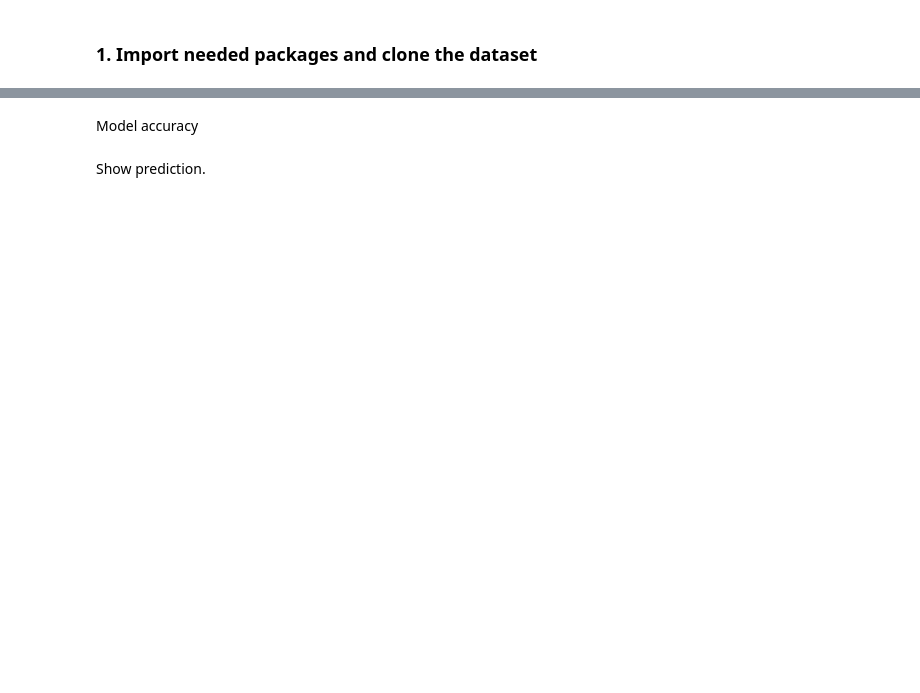
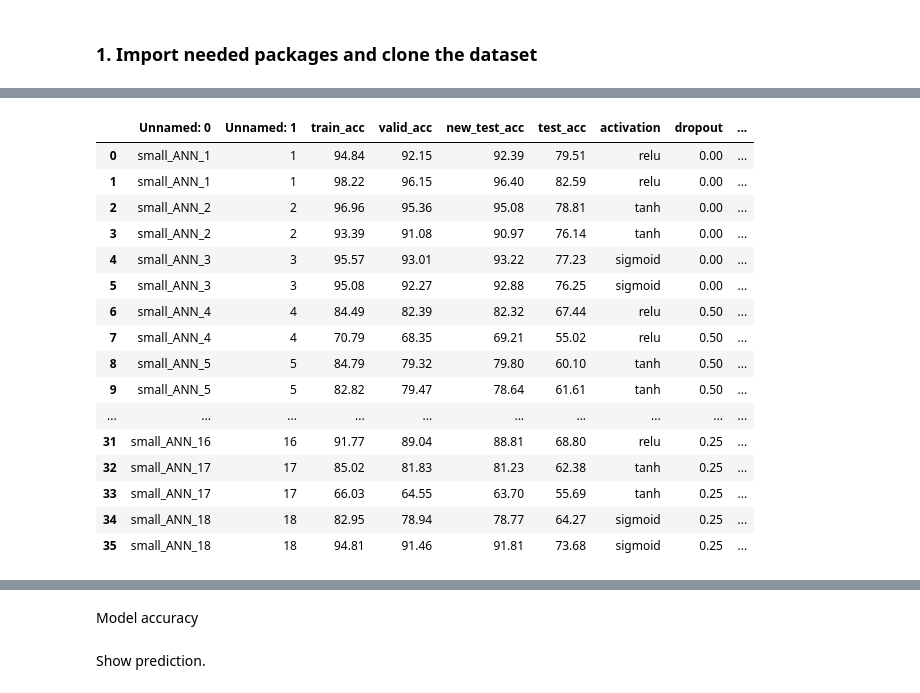
Before and after one commit to AdrianoGomes99/ImageClassification, a Jupyter notebook: CNN.ipynb, the cells around one changed output, grey strips where cells are left out. Drawn from its saved outputs; the diff is of its cells as text; code cells hidden in the pictures; blank space fills up the shorter version.

```diff
--- a/CNN.ipynb
+++ b/CNN.ipynb
@@ -55,0 +68,20 @@ train_images_array, valid_images_array, train_hot_class, valid_hot_class = train
+# %%
+small_ANN
+# %% [output]
+|  | Unnamed: 0 | Unnamed: 1 | train_acc | valid_acc | new_test_acc | test_acc | activation | dropout | ... |
+| 0 | small_ANN_1 | 1 | 94.84 | 92.15 | 92.39 | 79.51 | relu | 0.00 | ... |
+| 1 | small_ANN_1 | 1 | 98.22 | 96.15 | 96.40 | 82.59 | relu | 0.00 | ... |
+| 2 | small_ANN_2 | 2 | 96.96 | 95.36 | 95.08 | 78.81 | tanh | 0.00 | ... |
+| 3 | small_ANN_2 | 2 | 93.39 | 91.08 | 90.97 | 76.14 | tanh | 0.00 | ... |
+| 4 | small_ANN_3 | 3 | 95.57 | 93.01 | 93.22 | 77.23 | sigmoid | 0.00 | ... |
+| 5 | small_ANN_3 | 3 | 95.08 | 92.27 | 92.88 | 76.25 | sigmoid | 0.00 | ... |
+| 6 | small_ANN_4 | 4 | 84.49 | 82.39 | 82.32 | 67.44 | relu | 0.50 | ... |
+| 7 | small_ANN_4 | 4 | 70.79 | 68.35 | 69.21 | 55.02 | relu | 0.50 | ... |
+| 8 | small_ANN_5 | 5 | 84.79 | 79.32 | 79.80 | 60.10 | tanh | 0.50 | ... |
+| 9 | small_ANN_5 | 5 | 82.82 | 79.47 | 78.64 | 61.61 | tanh | 0.50 | ... |
+| ... | ... | ... | ... | ... | ... | ... | ... | ... | ... |
+| 31 | small_ANN_16 | 16 | 91.77 | 89.04 | 88.81 | 68.80 | relu | 0.25 | ... |
+| 32 | small_ANN_17 | 17 | 85.02 | 81.83 | 81.23 | 62.38 | tanh | 0.25 | ... |
+| 33 | small_ANN_17 | 17 | 66.03 | 64.55 | 63.70 | 55.69 | tanh | 0.25 | ... |
+| 34 | small_ANN_18 | 18 | 82.95 | 78.94 | 78.77 | 64.27 | sigmoid | 0.25 | ... |
+| 35 | small_ANN_18 | 18 | 94.81 | 91.46 | 91.81 | 73.68 | sigmoid | 0.25 | ... |
```
Also changed, not shown: parts of 32 cells of this notebook.
